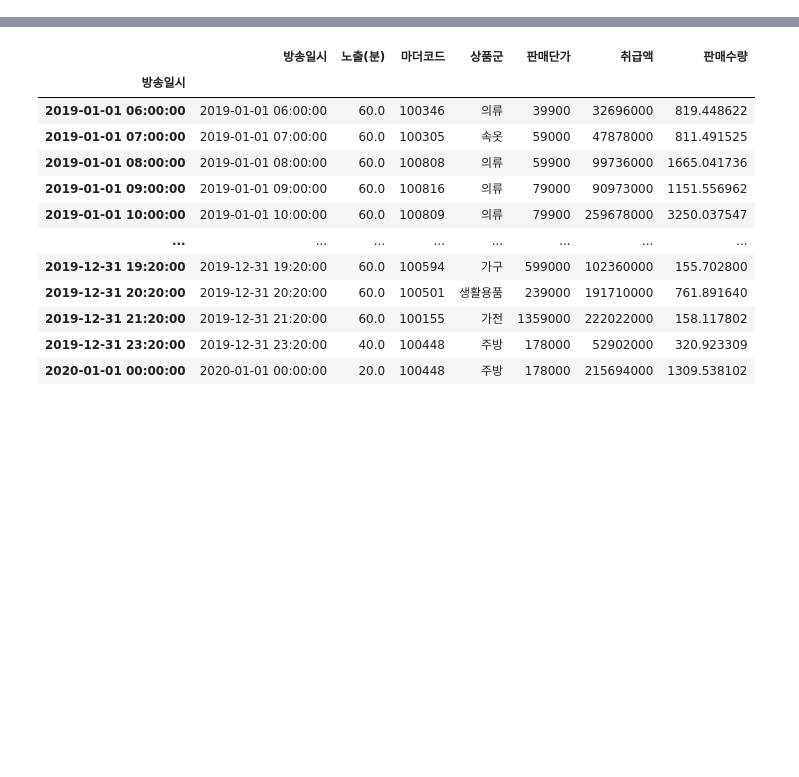
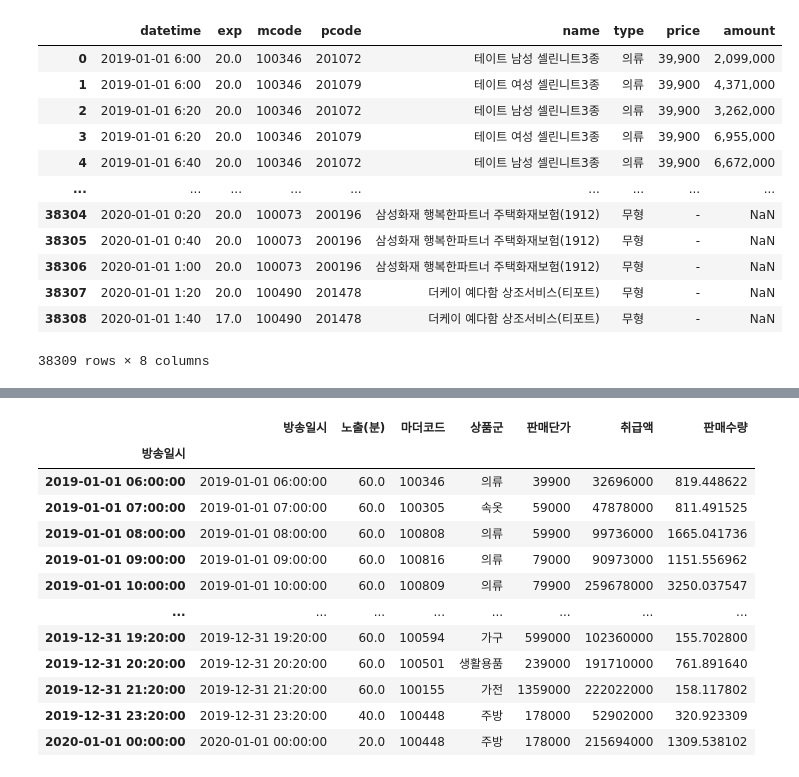
Before and after one commit to yihyo5400/duktongsago, a Jupyter notebook: bigcontest/data_preprocessing.ipynb, the cells around one changed output, grey strips where cells are left out. Cells and saved outputs as stored; diff of their text form; code cells hidden in the pictures; blank space fills up the shorter version.

```diff
--- a/bigcontest/data_preprocessing.ipynb
+++ b/bigcontest/data_preprocessing.ipynb
@@ -411,0 +40,17 @@ ddf8.head(50)
+# %%
+df["exp"]=df["exp"].fillna(method='ffill')
+df
+# %% [output]
+|  | datetime | exp | mcode | pcode | name | type | price | amount |
+| 0 | 2019-01-01 6:00 | 20.0 | 100346 | 201072 | 테이트 남성 셀린니트3종 | 의류 | 39,900 | 2,099,000 |
+| 1 | 2019-01-01 6:00 | 20.0 | 100346 | 201079 | 테이트 여성 셀린니트3종 | 의류 | 39,900 | 4,371,000 |
+| 2 | 2019-01-01 6:20 | 20.0 | 100346 | 201072 | 테이트 남성 셀린니트3종 | 의류 | 39,900 | 3,262,000 |
+| 3 | 2019-01-01 6:20 | 20.0 | 100346 | 201079 | 테이트 여성 셀린니트3종 | 의류 | 39,900 | 6,955,000 |
+| 4 | 2019-01-01 6:40 | 20.0 | 100346 | 201072 | 테이트 남성 셀린니트3종 | 의류 | 39,900 | 6,672,000 |
+| ... | ... | ... | ... | ... | ... | ... | ... | ... |
+| 38304 | 2020-01-01 0:20 | 20.0 | 100073 | 200196 | 삼성화재 행복한파트너 주택화재보험(1912) | 무형 | - | NaN |
+| 38305 | 2020-01-01 0:40 | 20.0 | 100073 | 200196 | 삼성화재 행복한파트너 주택화재보험(1912) | 무형 | - | NaN |
+| 38306 | 2020-01-01 1:00 | 20.0 | 100073 | 200196 | 삼성화재 행복한파트너 주택화재보험(1912) | 무형 | - | NaN |
+| 38307 | 2020-01-01 1:20 | 20.0 | 100490 | 201478 | 더케이 예다함 상조서비스(티포트) | 무형 | - | NaN |
+| 38308 | 2020-01-01 1:40 | 17.0 | 100490 | 201478 | 더케이 예다함 상조서비스(티포트) | 무형 | - | NaN |
+38309 rows × 8 columns
```
Also changed, not shown: parts of 87 cells of this notebook.
